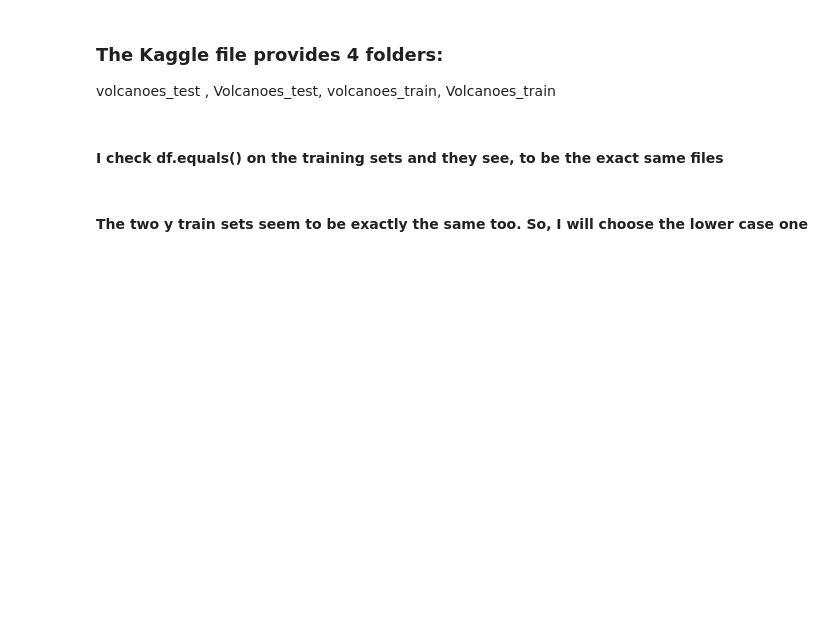
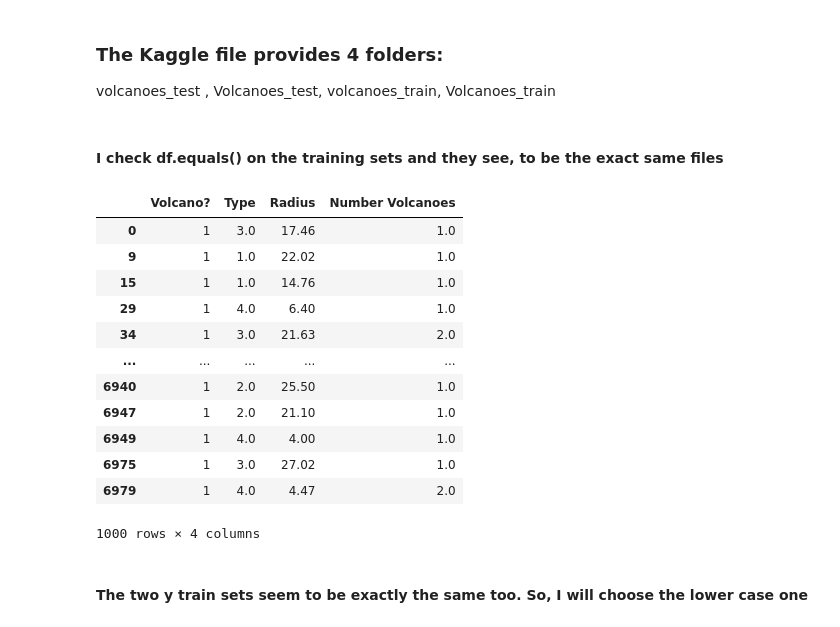
Before and after one commit to Iguanacolossus/Volcanoes-on-Venus, a Jupyter notebook: vov_nb.ipynb, the cells around one changed output. Cells and saved outputs as stored; diff of their text form; code cells hidden in the pictures; blank space fills up the shorter version.

```diff
--- a/vov_nb.ipynb
+++ b/vov_nb.ipynb
@@ -12,5 +13,21 @@ X = pd.read_csv('volcanoe-data/volcanoes_train/train_images.csv',header= None)
 # %%
-y = pd.read_csv('volcanoe-data/volcanoes_train/train_labels.csv')
+y1 = pd.read_csv('volcanoe-data/volcanoes_train/train_labels.csv')
+# %%
+y1[y1['Type'].notnull()]
+# %% [output]
+|  | Volcano? | Type | Radius | Number Volcanoes |
+| 0 | 1 | 3.0 | 17.46 | 1.0 |
+| 9 | 1 | 1.0 | 22.02 | 1.0 |
+| 15 | 1 | 1.0 | 14.76 | 1.0 |
+| 29 | 1 | 4.0 | 6.40 | 1.0 |
+| 34 | 1 | 3.0 | 21.63 | 2.0 |
+| ... | ... | ... | ... | ... |
+| 6940 | 1 | 2.0 | 25.50 | 1.0 |
+| 6947 | 1 | 2.0 | 21.10 | 1.0 |
+| 6949 | 1 | 4.0 | 4.00 | 1.0 |
+| 6975 | 1 | 3.0 | 27.02 | 1.0 |
+| 6979 | 1 | 4.0 | 4.47 | 2.0 |
+1000 rows × 4 columns
 # %% [markdown]
 #### The two y train sets seem to be exactly the same too. So, I will choose the lower case one
 # %%
```
Also changed, not shown: parts of 28 cells of this notebook, 7 other files.
